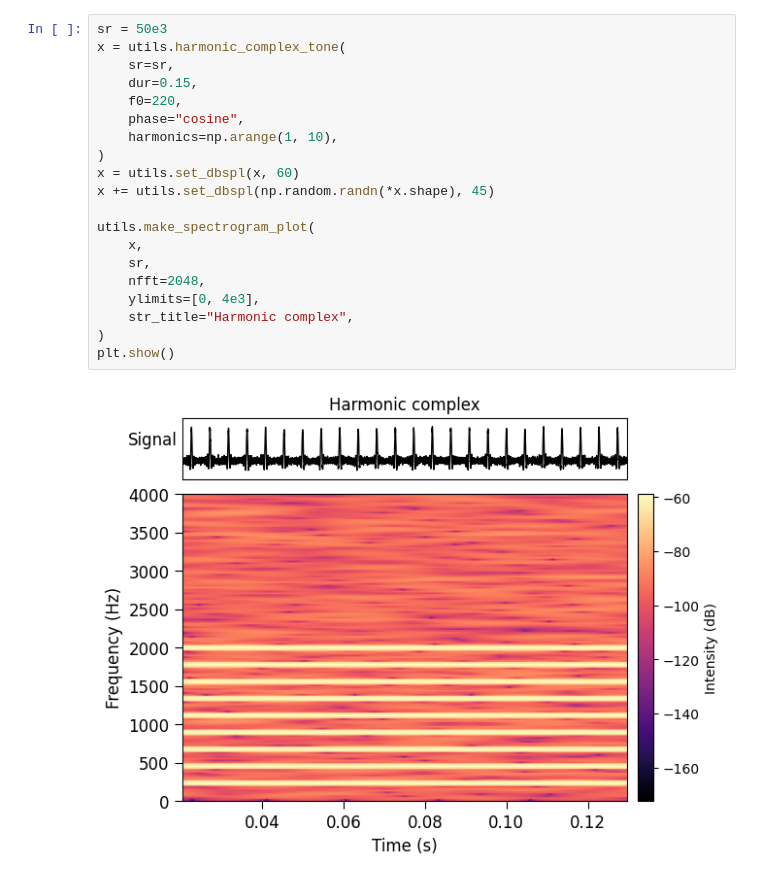
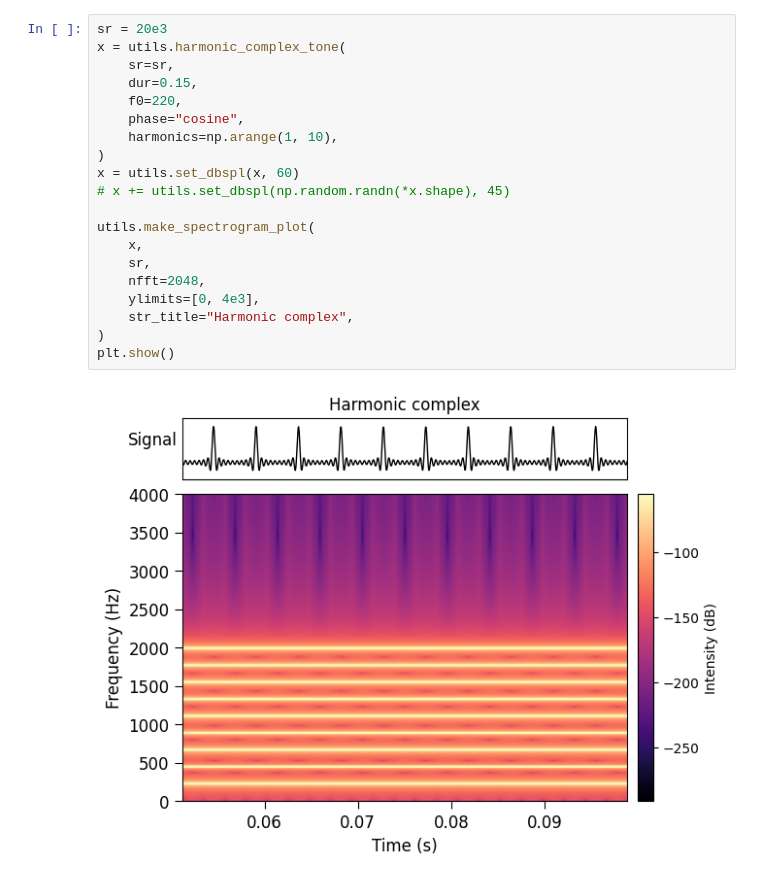
Before and after one commit to msaddler/auditory_model_tutorial, a Jupyter notebook: DEV.ipynb, the cells around one changed output. Cells and saved outputs as stored; diff of their text form.

```diff
--- a/DEV.ipynb
+++ b/DEV.ipynb
@@ -54,24 +55,24 @@ ipd.display(ipd.Audio(rate=sr, data=x))
 [interactive output not drawn]
 # %%
-sr = 50e3
+sr = 20e3
 x = utils.harmonic_complex_tone(
     sr=sr,
     dur=0.15,
     f0=220,
     phase="cosine",
     harmonics=np.arange(1, 10),
 )
 x = utils.set_dbspl(x, 60)
-x += utils.set_dbspl(np.random.randn(*x.shape), 45)
+# x += utils.set_dbspl(np.random.randn(*x.shape), 45)
 
 utils.make_spectrogram_plot(
     x,
     sr,
     nfft=2048,
     ylimits=[0, 4e3],
     str_title="Harmonic complex",
 )
 plt.show()
 # %% [output]
-[figure, old version]
+[figure, new version]
 # %%
```
Also changed, not shown: parts of 15 cells of this notebook, 1 other file.
